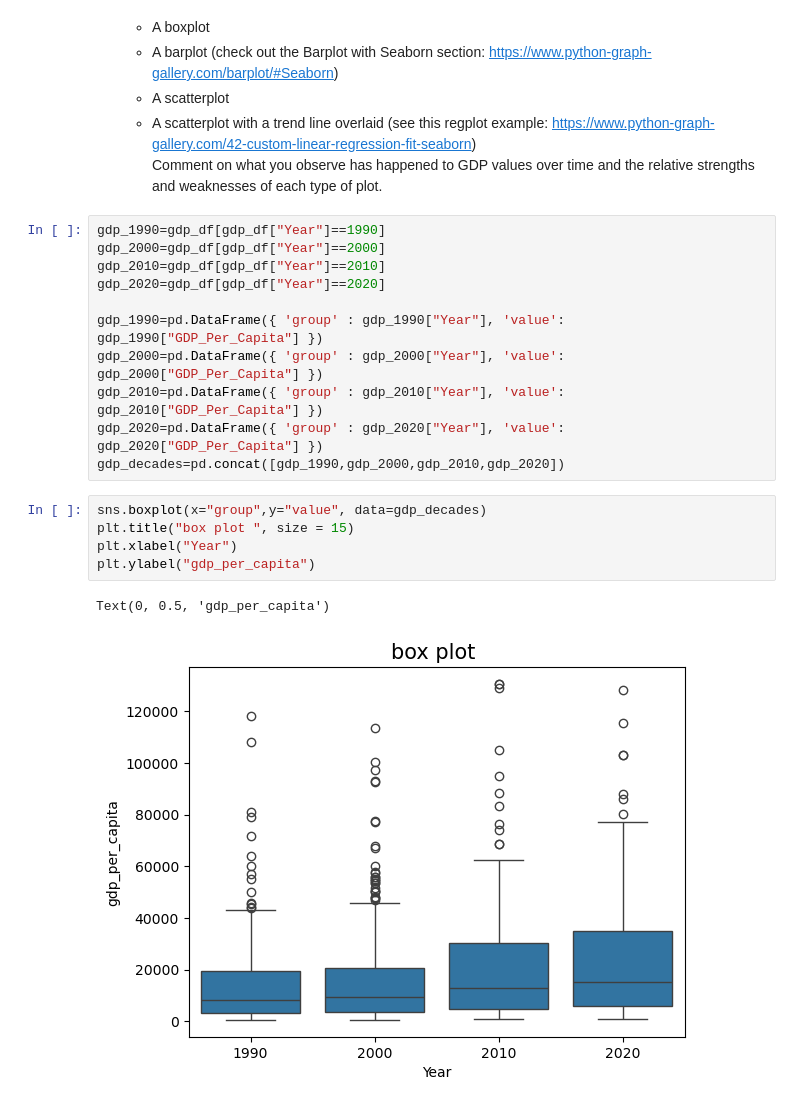
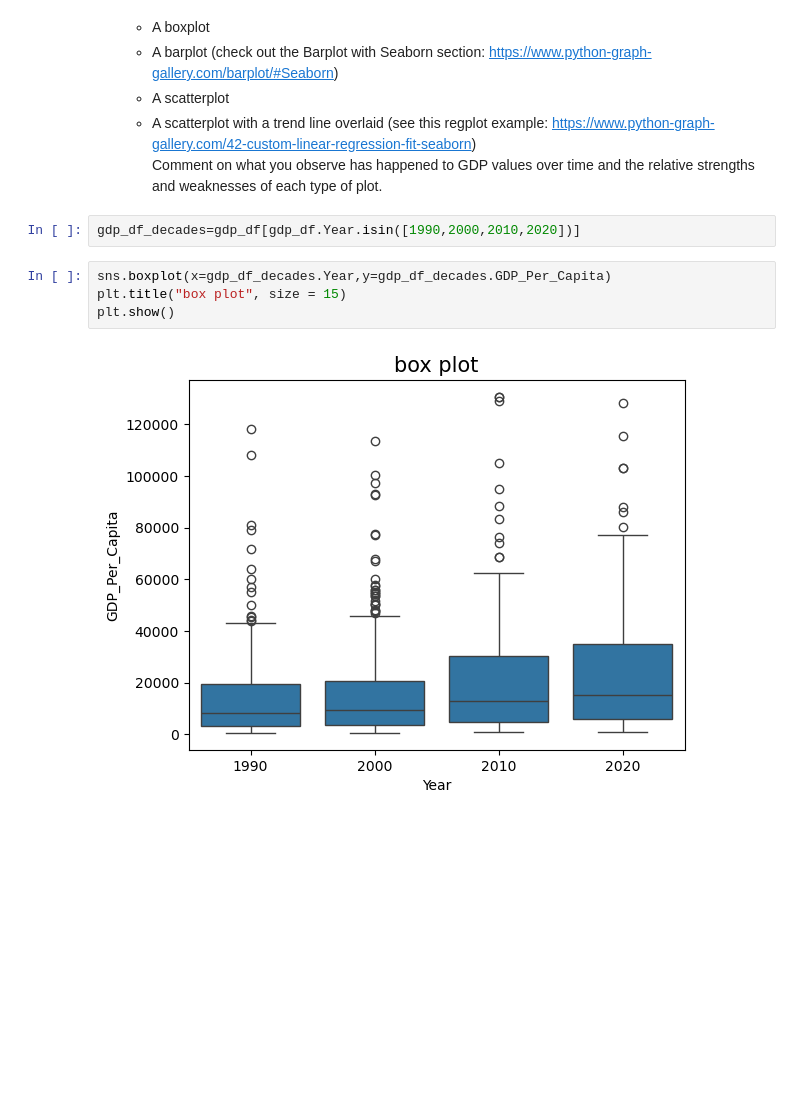
Before and after one commit to NSS-Data-Analytics-Cohort-14/gdp-and-internet-usage-H-Getu, a Jupyter notebook: notebooks/gdp_internet_analysis.ipynb, the cells around one changed output. Saved outputs shown, nothing was run; the diff lists cells and outputs as text; blank space fills up the shorter version.

```diff
--- a/notebooks/gdp_internet_analysis.ipynb
+++ b/notebooks/gdp_internet_analysis.ipynb
@@ -115,22 +115,11 @@ print(gdp_2020_mean)
 	* A scatterplot with a trend line overlaid (see this regplot example: https://www.python-graph-gallery.com/42-custom-linear-regression-fit-seaborn)
 Comment on what you observe has happened to GDP values over time and the relative strengths and weaknesses of each type of plot.
 # %%
-gdp_1990=gdp_df[gdp_df["Year"]==1990]
-gdp_2000=gdp_df[gdp_df["Year"]==2000]
-gdp_2010=gdp_df[gdp_df["Year"]==2010]
-gdp_2020=gdp_df[gdp_df["Year"]==2020]
-
-gdp_1990=pd.DataFrame({ 'group' : gdp_1990["Year"], 'value': gdp_1990["GDP_Per_Capita"] })
-gdp_2000=pd.DataFrame({ 'group' : gdp_2000["Year"], 'value': gdp_2000["GDP_Per_Capita"] })
-gdp_2010=pd.DataFrame({ 'group' : gdp_2010["Year"], 'value': gdp_2010["GDP_Per_Capita"] })
-gdp_2020=pd.DataFrame({ 'group' : gdp_2020["Year"], 'value': gdp_2020["GDP_Per_Capita"] })
-gdp_decades=pd.concat([gdp_1990,gdp_2000,gdp_2010,gdp_2020])
+gdp_df_decades=gdp_df[gdp_df.Year.isin([1990,2000,2010,2020])]
 # %%
-sns.boxplot(x="group",y="value", data=gdp_decades)
-plt.title("box plot ", size = 15)
-plt.xlabel("Year")
-plt.ylabel("gdp_per_capita")
+sns.boxplot(x=gdp_df_decades.Year,y=gdp_df_decades.GDP_Per_Capita)
+plt.title("box plot", size = 15)
+plt.show()
 # %% [output]
-Text(0, 0.5, 'gdp_per_capita')
-[figure, old version]
+[figure, new version]
 # %%
```
Also changed, not shown: parts of 15 cells of this notebook.
